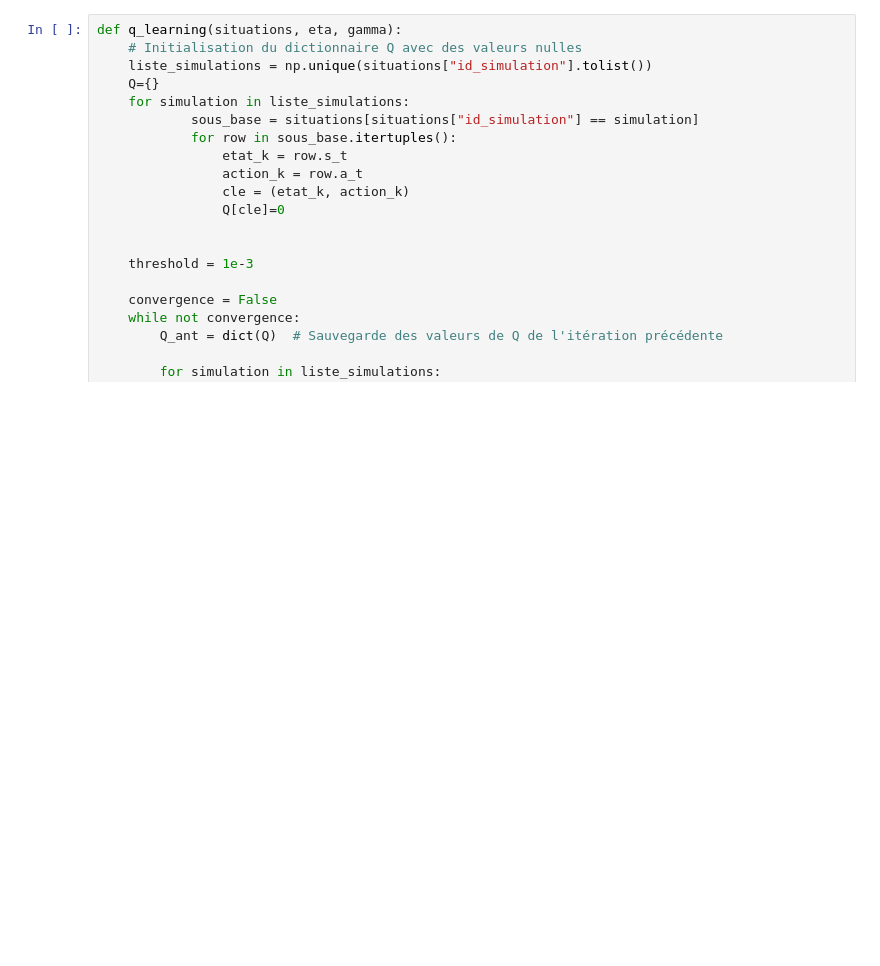
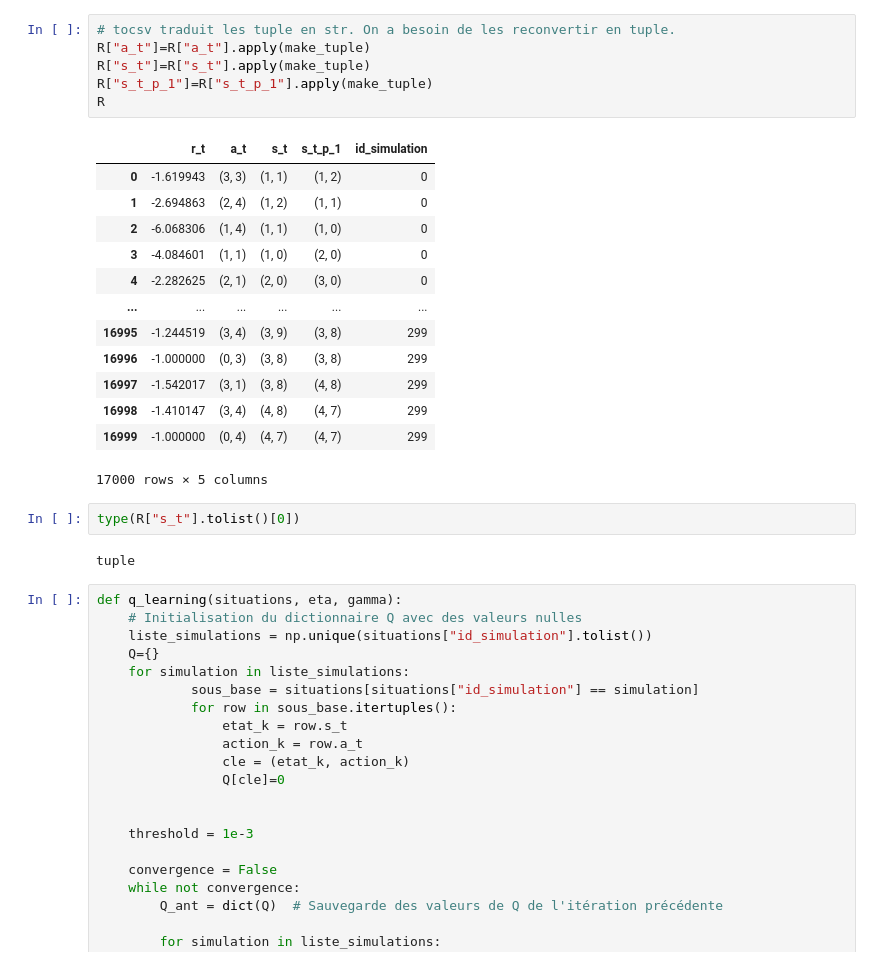
Before and after one commit to tommy-21/RL-final-project, a Jupyter notebook: Q_learning.ipynb, the cells around one changed output. Cells and saved outputs as stored; diff of their text form; blank space fills up the shorter version.

```diff
--- a/Q_learning.ipynb
+++ b/Q_learning.ipynb
@@ -6,3 +24,27 @@ import pandas as pd
+# %%
+# tocsv traduit les tuple en str. On a besoin de les reconvertir en tuple.
+R["a_t"]=R["a_t"].apply(make_tuple)
+R["s_t"]=R["s_t"].apply(make_tuple)
+R["s_t_p_1"]=R["s_t_p_1"].apply(make_tuple)
+R
+# %% [output]
+|  | r_t | a_t | s_t | s_t_p_1 | id_simulation |
+| 0 | -1.619943 | (3, 3) | (1, 1) | (1, 2) | 0 |
+| 1 | -2.694863 | (2, 4) | (1, 2) | (1, 1) | 0 |
+| 2 | -6.068306 | (1, 4) | (1, 1) | (1, 0) | 0 |
+| 3 | -4.084601 | (1, 1) | (1, 0) | (2, 0) | 0 |
+| 4 | -2.282625 | (2, 1) | (2, 0) | (3, 0) | 0 |
+| ... | ... | ... | ... | ... | ... |
+| 16995 | -1.244519 | (3, 4) | (3, 9) | (3, 8) | 299 |
+| 16996 | -1.000000 | (0, 3) | (3, 8) | (3, 8) | 299 |
+| 16997 | -1.542017 | (3, 1) | (3, 8) | (4, 8) | 299 |
+| 16998 | -1.410147 | (3, 4) | (4, 8) | (4, 7) | 299 |
+| 16999 | -1.000000 | (0, 4) | (4, 7) | (4, 7) | 299 |
+17000 rows × 5 columns
+# %%
+type(R["s_t"].tolist()[0])
+# %% [output]
+tuple
 # %%
 def q_learning(situations, eta, gamma):
     # Initialisation du dictionnaire Q avec des valeurs nulles
```
Also changed, not shown: parts of 7 cells of this notebook, 2 other files.
